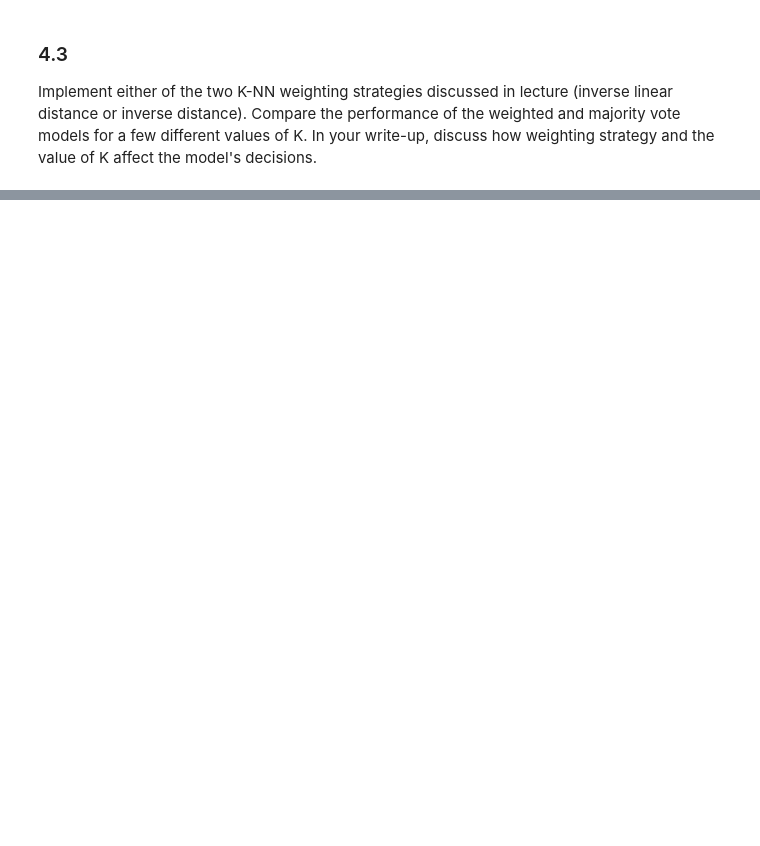
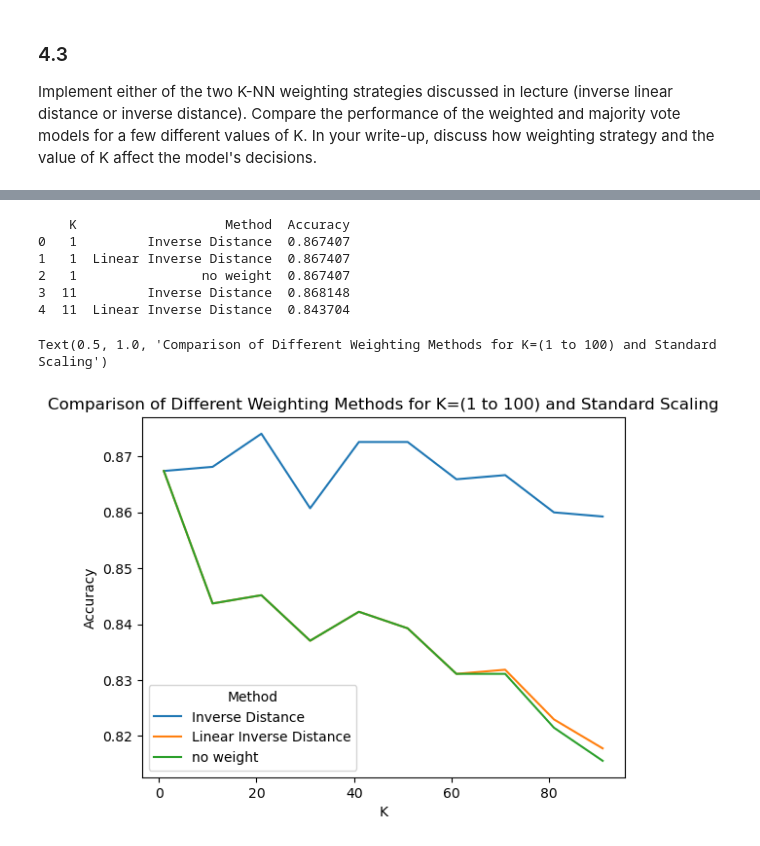
Before and after one commit to jeremlll/ML-Assignment-1, a Jupyter notebook: Jaydens Work/COMP30027 Assignment 1.ipynb, the cells around one changed output, grey strips where cells are left out. Cells and saved outputs as stored; diff of their text form; code cells hidden in the pictures; blank space fills up the shorter version.

```diff
--- a/Jaydens Work/COMP30027 Assignment 1.ipynb
+++ b/Jaydens Work/COMP30027 Assignment 1.ipynb
@@ -95,9 +116,16 @@ def compute_accuracy(predictions: pd.Series, actual: pd.Series) -> float:
         float: _description_
     """
 
-    return predictions[predictions == actual].shape[0] / predictions.shape[0]
+    predictions = np.array(predictions)
+    actual = np.array(actual)
+
+    return np.sum(predictions == actual) / len(actual)
 
 
+results = pd.DataFrame({
+    'Method': ["1-NN"],
+    "accuracy": [compute_accuracy(pd.Series(predictions) , test['quality'])]
+})
 
-print(compute_accuracy(pd.Series(predictions) , test['quality']))
+print(tabulate(results, headers='keys', tablefmt='fancy_grid', showindex=False))
 # %% [output]
@@ -238,5 +385,3 @@ Implement two additional distance measures for your K-NN model: cosine similarit
 # %% [markdown]
 ### 4.3
 Implement either of the two K-NN weighting strategies discussed in lecture (inverse linear distance or inverse distance). Compare the performance of the weighted and majority vote models for a few different values of K. In your write-up, discuss how weighting strategy and the value of K affect the model's decisions.
-# %%
-def inverse_linear_distance()
@@ -245,0 +470,33 @@ Measure the empirical distribution of class labels in the training dataset (what
+# %%
+
+# Predictions for different classifiers
+
+
+
+
+predictions = pd.DataFrame(columns=['K', 'Method', 'Accuracy'])
+
+for k in range(1,100,10):
+
+    prediction_inverse = Knn_Classifier(k, train,test, weighting=inverse_distance)
+    prediction_linear = Knn_Classifier(k, train, test, weighting=inverse_linear_distance)
+    prediction_normal = Knn_Classifier(k, train, test, weighting=majority_vote)
+
+    for title, prediction in zip(['Inverse Distance', 'Linear Inverse Distance', 'no weight'], [prediction_inverse, prediction_linear, prediction_normal]):
+        accuracy_data = [k, title, compute_accuracy(pd.Series(prediction), test['quality'])]
+
+        predictions.loc[predictions.shape[0]] = accuracy_data
+
+
+print(predictions.head(5))
+
+sns.lineplot(x='K', y='Accuracy', hue='Method', data=predictions,  markers=True).set_title('Comparison of Different Weighting Methods for K=(1 to 100) and Standard Scaling')
+# %% [output]
+    K                   Method  Accuracy
+0   1         Inverse Distance  0.867407
+1   1  Linear Inverse Distance  0.867407
+2   1                no weight  0.867407
+3  11         Inverse Distance  0.868148
+4  11  Linear Inverse Distance  0.843704
+Text(0.5, 1.0, 'Comparison of Different Weighting Methods for K=(1 to 100) and Standard Scaling')
+[figure, added]
```
Also changed, not shown: parts of 12 cells of this notebook.
